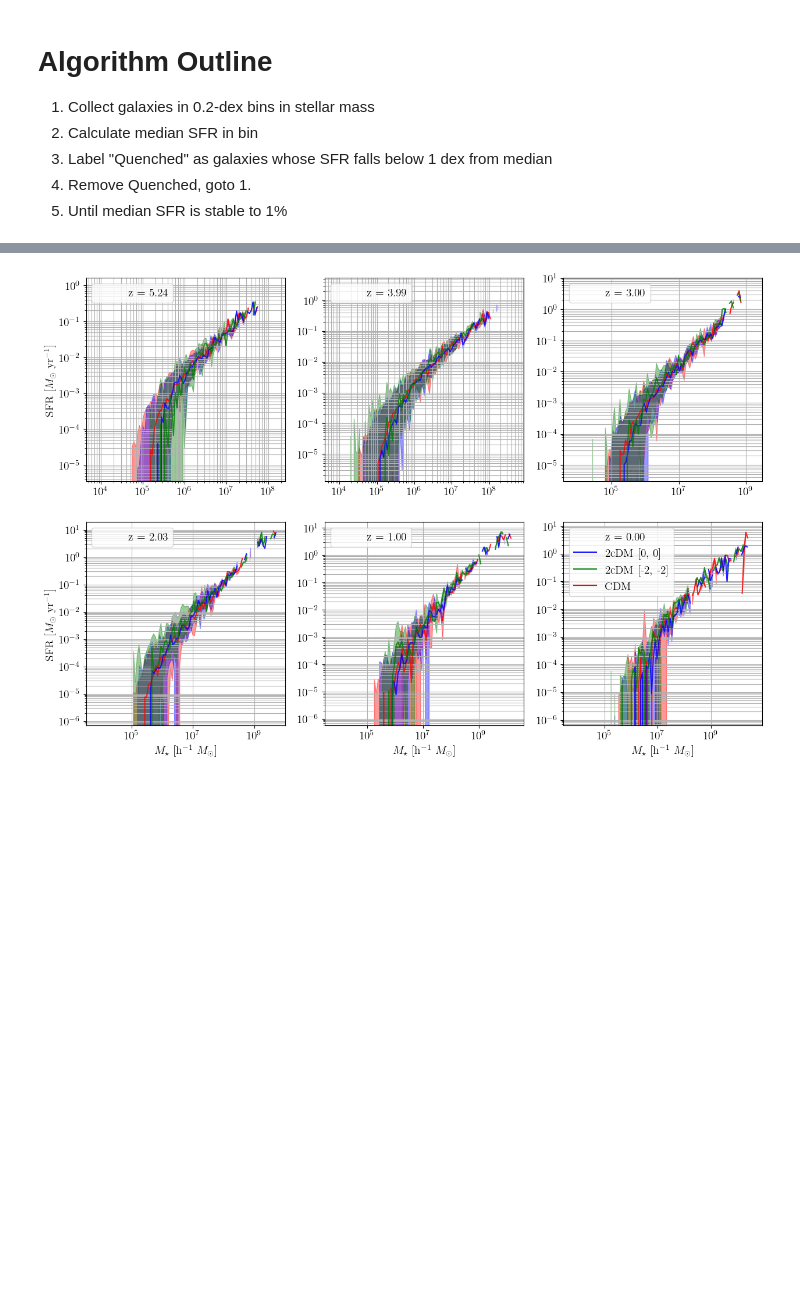
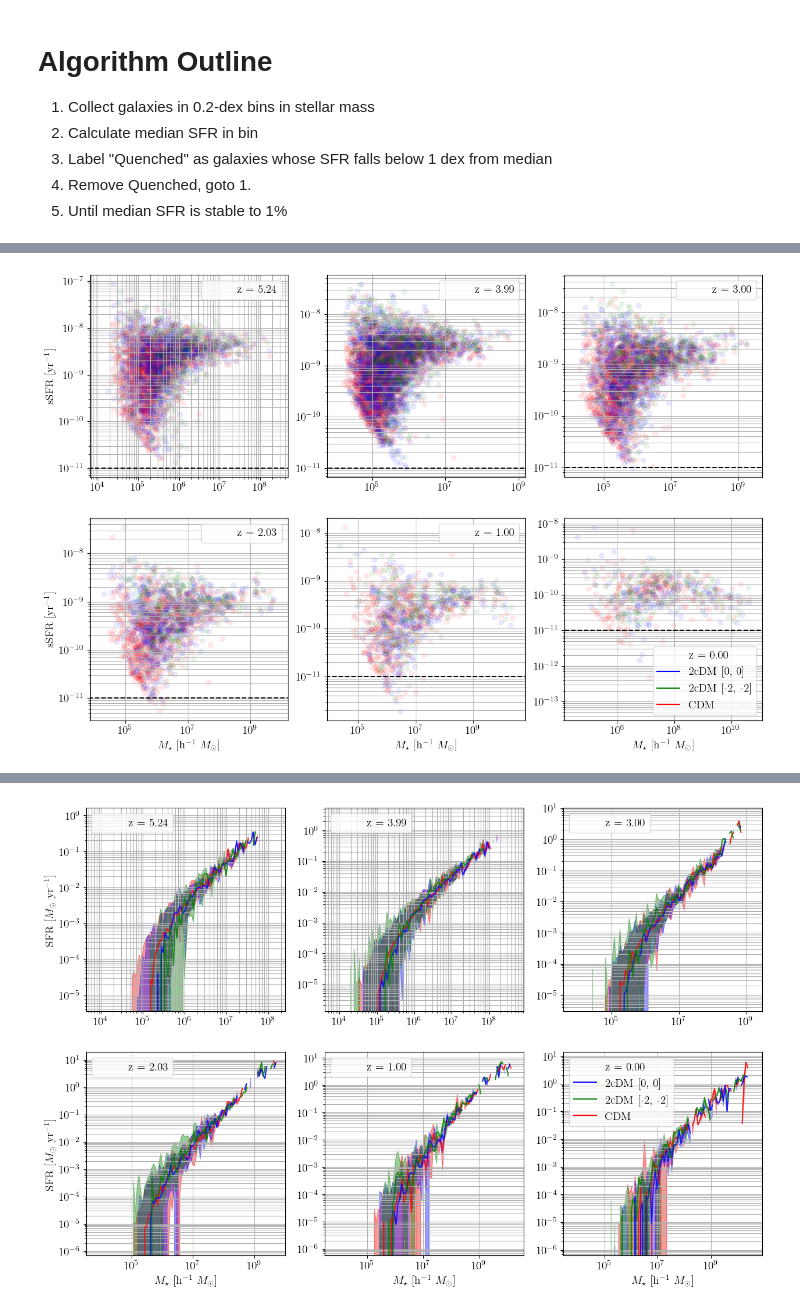
Before and after one commit to rtlow/2cDM_paperII, a Jupyter notebook: jupyter/quenching.ipynb, the cells around one changed output, grey strips where cells are left out. Saved outputs shown, nothing was run; the diff lists cells and outputs as text; code cells hidden in the pictures; blank space fills up the shorter version.

```diff
--- a/jupyter/quenching.ipynb
+++ b/jupyter/quenching.ipynb
@@ -131 +274,74 @@ np.int64(267)
+# %%
+fig, ax = plt.subplots(2, 3, figsize=FIGSIZE)
+
+for ar, snap_range in zip(ax, snap_ranges):
+    for a, redshift in zip(ar, snap_range):
+
+        # cdm_m, cdm_med, cdm_10, cdm_90 = get_sSFR_mass_stats(CDM_runs, redshift)
+
+        # tcdm_m, tcdm_med, tcdm_10, tcdm_90 = get_sSFR_mass_stats(tcDM_runs1, redshift)
+
+        # twcdm_m, twcdm_med, twcdm_10, twcdm_90 = get_sSFR_mass_stats(tcDM_runs2, redshift)
+
+        cdm_m, cdm_med = get_sSFR_mass_stats_raw(CDM_runs, redshift)
+        tcdm_m, tcdm_med = get_sSFR_mass_stats_raw(tcDM_runs1, redshift)
+        twcdm_m, twcdm_med = get_sSFR_mass_stats_raw(tcDM_runs2, redshift)
+
+        # a.plot(cdm_m, cdm_med, alpha=ALPHA, color=cdm_color)
+        # a.fill_between(cdm_m, cdm_10, cdm_90, alpha=0.5*ALPHA, color=cdm_color)
+
+        # a.plot(tcdm_m, tcdm_med, alpha=ALPHA, color=zz_color)
+        # a.fill_between(tcdm_m, tcdm_10, tcdm_90, alpha=0.5*ALPHA, color=zz_color)
+
+        # a.plot(twcdm_m, twcdm_med, alpha=ALPHA, color=m2m2_color)
+        # a.fill_between(twcdm_m, twcdm_10, twcdm_90, alpha=0.5*ALPHA, color=m2m2_color)
+
+        # a.errorbar(cdm_m, cdm_med, yerr=[cdm_10, cdm_90], fmt='o', color=cdm_color, alpha=0.5*ALPHA)
+
+        # a.errorbar(tcdm_m, tcdm_med, yerr=[tcdm_10, tcdm_90], fmt='o', color=zz_color, alpha=0.5*ALPHA)
+
+        # a.errorbar(twcdm_m, twcdm_med, yerr=[twcdm_10, twcdm_90], fmt='o', color=m2m2_color, alpha=0.5*ALPHA)
+
+        a.scatter(cdm_m, cdm_med, alpha=0.1*ALPHA, color=cdm_color)
+        a.scatter(tcdm_m, tcdm_med, alpha=0.1*ALPHA, color=zz_color)
+        a.scatter(twcdm_m, twcdm_med, alpha=0.1*ALPHA, color=m2m2_color)
+
+
+        a.hlines(10**-11, 10**1, 10**20, linestyle='dashed', color='k')
+
+        r_nearest = cosmoSim(CDM_runs[0], base_path=base_path).get_nearest_redshift(redshift)
+
+
+        a.set_yscale("log")
+        a.set_xscale("log")
+
+        xlims = [
+            1/2.8 * np.amin( [cdm_m.min(), tcdm_m.min(), twcdm_m.min()] ),
+            2.8 * np.amax( [cdm_m.max(), tcdm_m.max(), twcdm_m.max()] )
+        ]
+        a.set_xlim(xlims)
+        # a.set_ylim(10**-8, 10**1)
+        a.grid(True, which="both", ls="-")
+        a.set_aspect( 'auto', adjustable='box' )
+        a.plot([],[], label=f'z = {r_nearest:.2f}', alpha=0)
+        a.legend()
+
+
+for ar in ax[1, :]:
+    ar.set_xlabel('$M_{\\star}$ [h$^{-1}$ $M_{\\odot}$]')
+
+for ar in ax[:, 0]:
+    ar.set_ylabel("sSFR [yr$^{-1}$]")
+
+a = ax[-1,-1]
+a.plot([],[], label='2cDM [0, 0]', color=zz_color)
+a.plot([],[], label='2cDM [-2, -2]', color=m2m2_color)
+a.plot([],[], label='CDM', color=cdm_color)
+
+a.legend()
+fname = outpath + f'grid_SFR_mass.pdf'
+# plt.savefig(fname, dpi=DPI, bbox_inches='tight')
+plt.show()
+# %% [output]
+[figure, added]
 # %%
```
Also changed, not shown: parts of 11 cells of this notebook, 2 other files.
